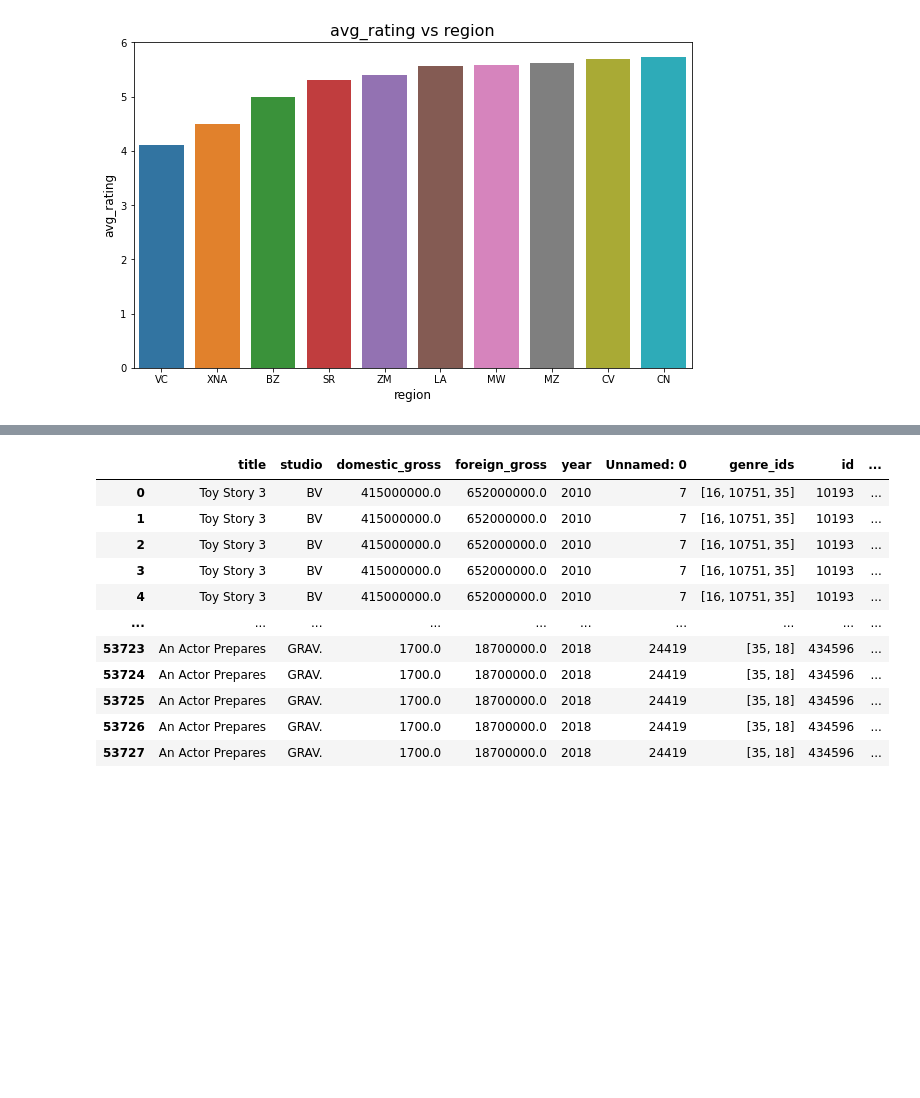
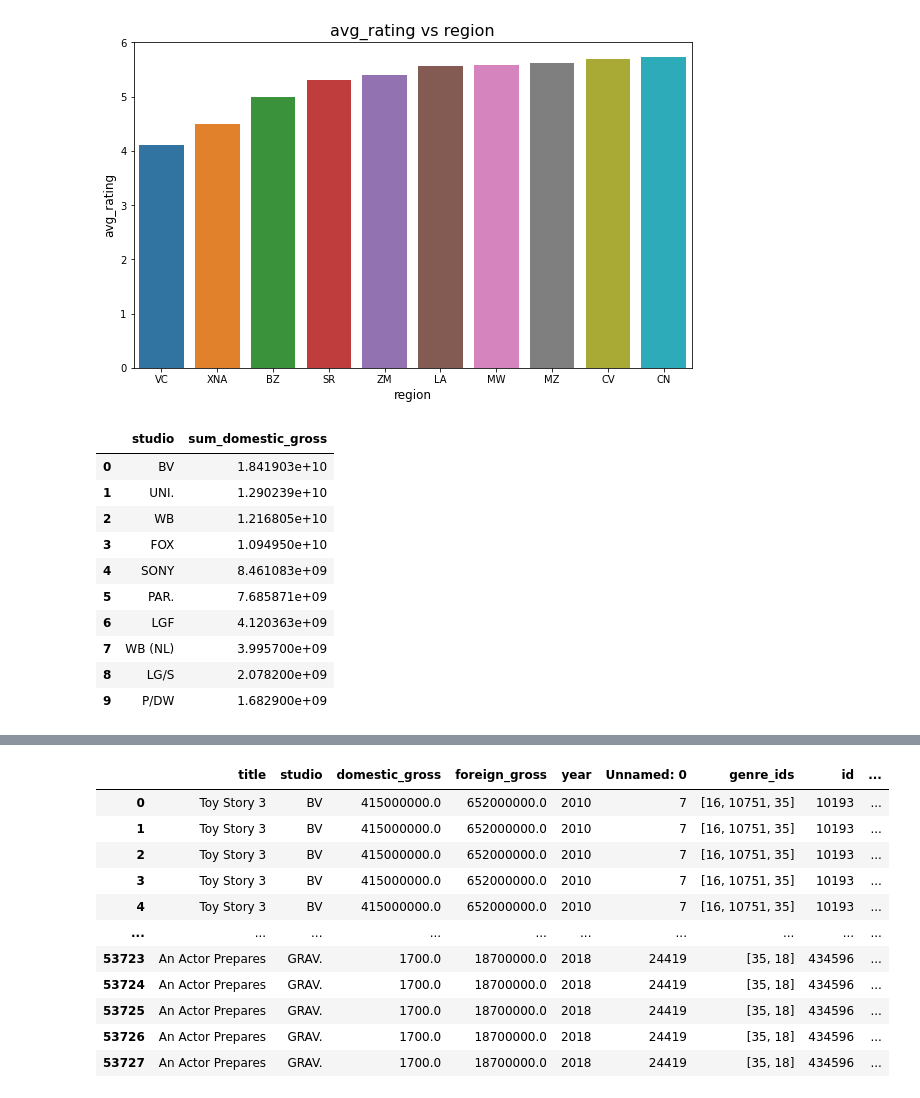
Before and after one commit to vkigen/dsc-phase-2-project-group6, a Jupyter notebook: student.ipynb, the cells around one changed output, grey strips where cells are left out. Saved outputs shown, nothing was run; the diff lists cells and outputs as text; code cells hidden in the pictures; blank space fills up the shorter version.

```diff
--- a/student.ipynb
+++ b/student.ipynb
@@ -877,3 +844,25 @@ plt.ylabel('avg_rating', fontsize=12)
 plt.show()
 # %% [output]
 [figure]
+# %%
+# Creating a dataframe from bom_movie having studio and sum domestic gross column
+q_select = """
+SELECT  studio ,SUM(domestic_gross) AS sum_domestic_gross
+FROM bom_movie
+GROUP BY studio
+ORDER BY sum_domestic_gross DESC
+LIMIT 10; """
+df_studio_DGross_vis = pd.read_sql(q_select, conn)
+df_studio_DGross_vis
+# %% [output]
+|  | studio | sum_domestic_gross |
+| 0 | BV | 1.841903e+10 |
+| 1 | UNI. | 1.290239e+10 |
+| 2 | WB | 1.216805e+10 |
+| 3 | FOX | 1.094950e+10 |
+| 4 | SONY | 8.461083e+09 |
+| 5 | PAR. | 7.685871e+09 |
+| 6 | LGF | 4.120363e+09 |
+| 7 | WB (NL) | 3.995700e+09 |
+| 8 | LG/S | 2.078200e+09 |
+| 9 | P/DW | 1.682900e+09 |
```
Also changed, not shown: parts of 61 cells of this notebook.
